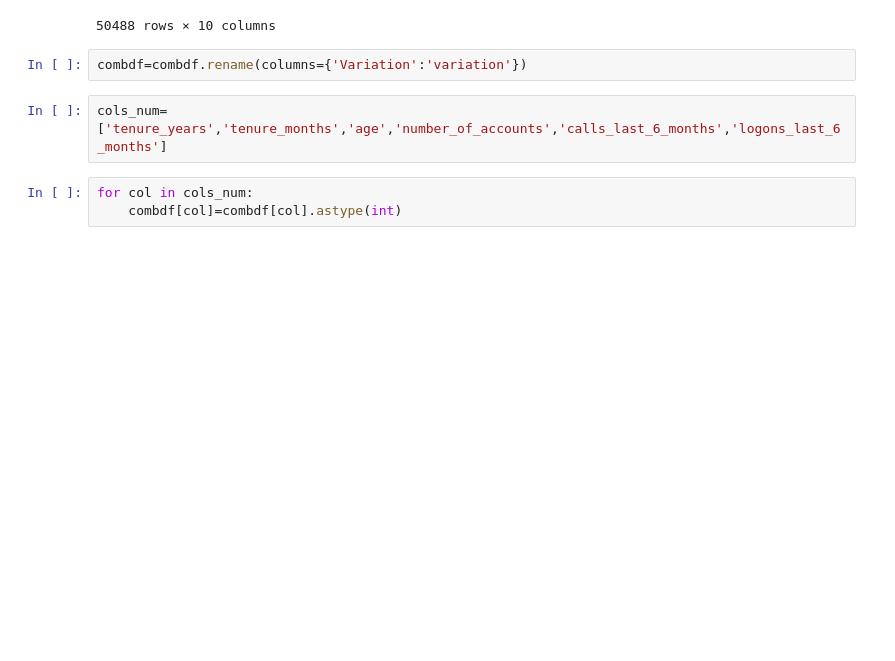
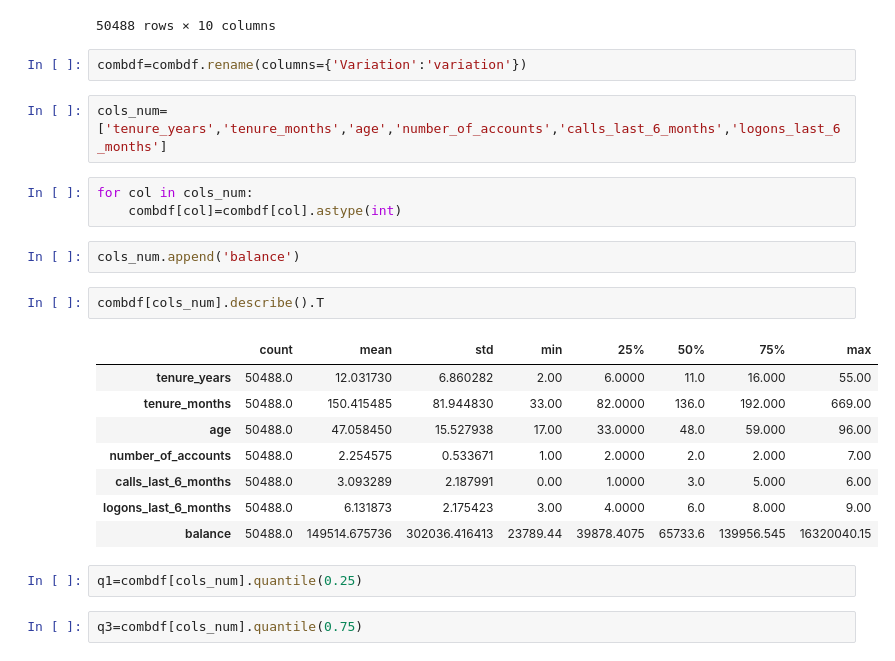
Before and after one commit to vijayendra-k/AB-Testing, a Jupyter notebook: AB-Testing.ipynb, the cells around one changed output. Cells and saved outputs as stored; diff of their text form; blank space fills up the shorter version.

```diff
--- a/AB-Testing.ipynb
+++ b/AB-Testing.ipynb
@@ -333,3 +333,20 @@ cols_num=['tenure_years','tenure_months','age','number_of_accounts','calls_last_
 # %%
 for col in cols_num:
     combdf[col]=combdf[col].astype(int)
+# %%
+cols_num.append('balance')
+# %%
+combdf[cols_num].describe().T
+# %% [output]
+|  | count | mean | std | min | 25% | 50% | 75% | max |
+| tenure_years | 50488.0 | 12.031730 | 6.860282 | 2.00 | 6.0000 | 11.0 | 16.000 | 55.00 |
+| tenure_months | 50488.0 | 150.415485 | 81.944830 | 33.00 | 82.0000 | 136.0 | 192.000 | 669.00 |
+| age | 50488.0 | 47.058450 | 15.527938 | 17.00 | 33.0000 | 48.0 | 59.000 | 96.00 |
+| number_of_accounts | 50488.0 | 2.254575 | 0.533671 | 1.00 | 2.0000 | 2.0 | 2.000 | 7.00 |
+| calls_last_6_months | 50488.0 | 3.093289 | 2.187991 | 0.00 | 1.0000 | 3.0 | 5.000 | 6.00 |
+| logons_last_6_months | 50488.0 | 6.131873 | 2.175423 | 3.00 | 4.0000 | 6.0 | 8.000 | 9.00 |
+| balance | 50488.0 | 149514.675736 | 302036.416413 | 23789.44 | 39878.4075 | 65733.6 | 139956.545 | 16320040.15 |
+# %%
+q1=combdf[cols_num].quantile(0.25)
+# %%
+q3=combdf[cols_num].quantile(0.75)
```
Also changed, not shown: parts of 6 cells of this notebook.
